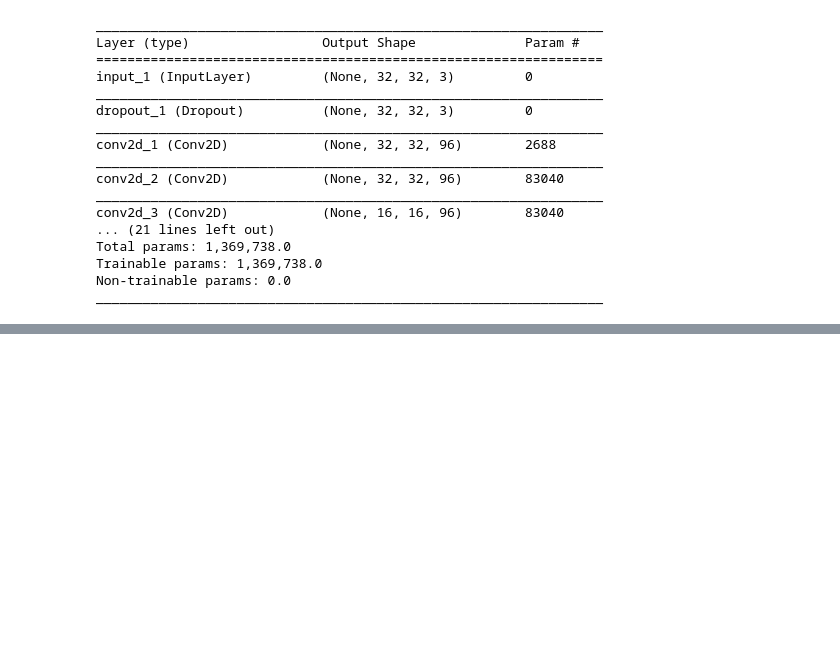
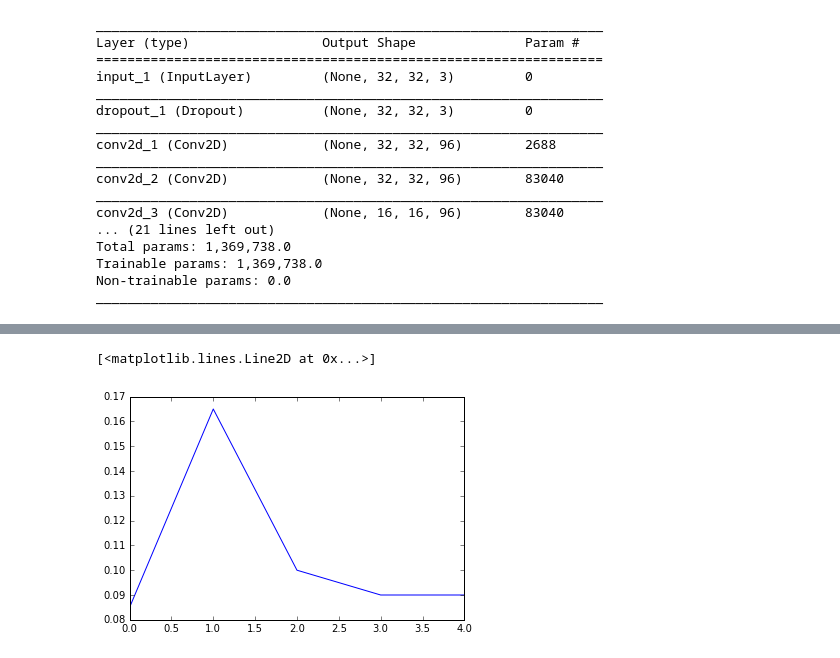
Before and after one commit to jeremykawahara/tutorials, a Jupyter notebook: keras_examples/all-conv-net.ipynb, the cells around one changed output, grey strips where cells are left out. Cells and saved outputs as stored; diff of their text form; code cells hidden in the pictures; blank space fills up the shorter version.

```diff
--- a/keras_examples/all-conv-net.ipynb
+++ b/keras_examples/all-conv-net.ipynb
@@ -126,0 +154,5 @@ Epoch 1/5
+# %%
+plt.plot(history.history['val_acc'])
+# %% [output]
+[<matplotlib.lines.Line2D at 0x...>]
+[figure, added]
```
Also changed, not shown: parts of 8 cells of this notebook.
